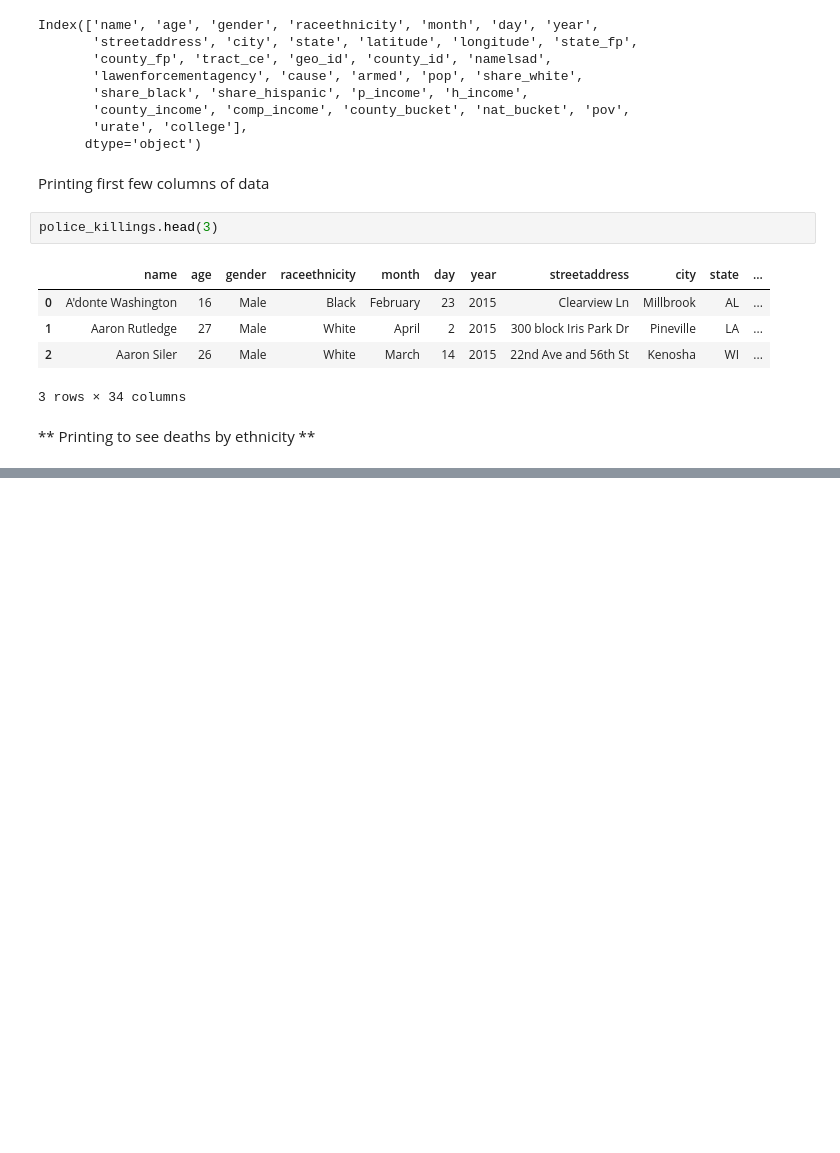
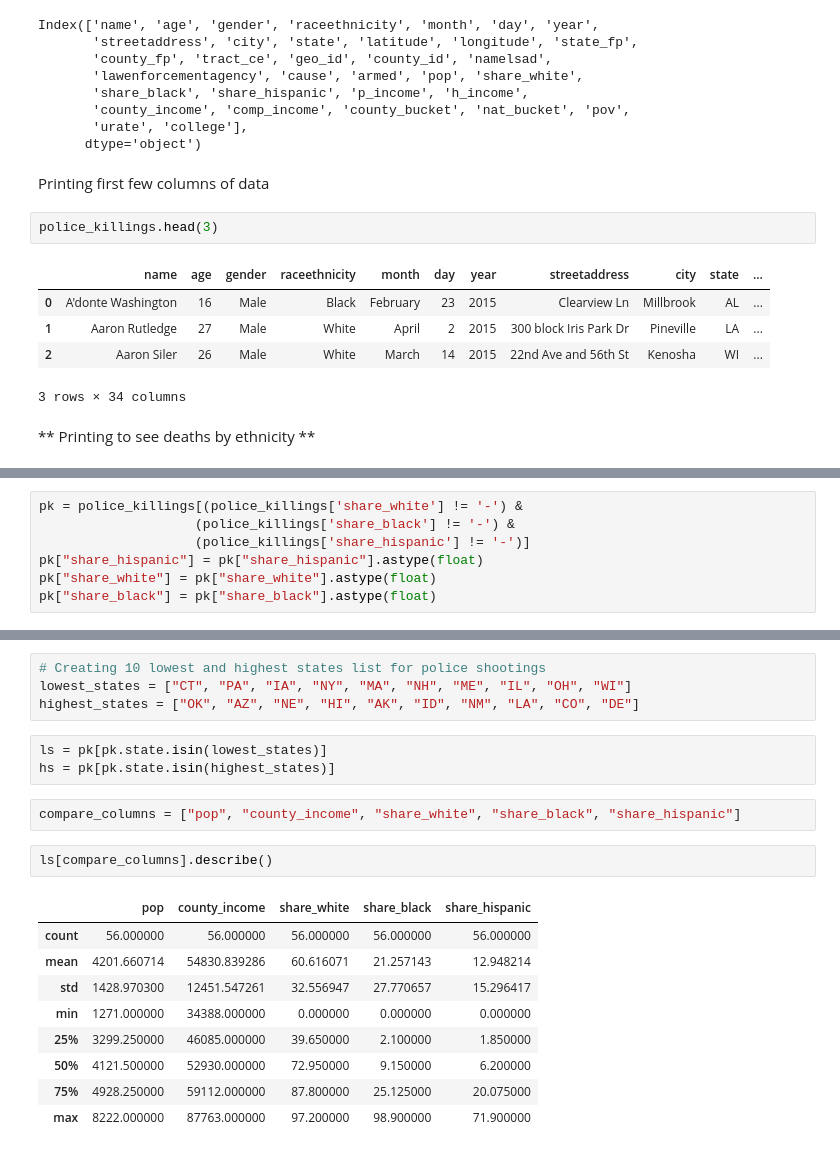
Before and after one commit to aniruddhabarapatre/Dataquest, a Jupyter notebook: police_shootings.ipynb, the cells around one changed output, grey strips where cells are left out. Drawn from its saved outputs; the diff is of its cells as text; blank space fills up the shorter version.

```diff
--- a/police_shootings.ipynb
+++ b/police_shootings.ipynb
@@ -56,0 +127,7 @@ plt.show()
+# %%
+pk = police_killings[(police_killings['share_white'] != '-') &
+                    (police_killings['share_black'] != '-') &
+                    (police_killings['share_hispanic'] != '-')]
+pk["share_hispanic"] = pk["share_hispanic"].astype(float)
+pk["share_white"] = pk["share_white"].astype(float)
+pk["share_black"] = pk["share_black"].astype(float)
@@ -56,0 +147,21 @@ plt.show()
+# %%
+# Creating 10 lowest and highest states list for police shootings
+lowest_states = ["CT", "PA", "IA", "NY", "MA", "NH", "ME", "IL", "OH", "WI"]
+highest_states = ["OK", "AZ", "NE", "HI", "AK", "ID", "NM", "LA", "CO", "DE"]
+# %%
+ls = pk[pk.state.isin(lowest_states)]
+hs = pk[pk.state.isin(highest_states)]
+# %%
+compare_columns = ["pop", "county_income", "share_white", "share_black", "share_hispanic"]
+# %%
+ls[compare_columns].describe()
+# %% [output]
+|  | pop | county_income | share_white | share_black | share_hispanic |
+| count | 56.000000 | 56.000000 | 56.000000 | 56.000000 | 56.000000 |
+| mean | 4201.660714 | 54830.839286 | 60.616071 | 21.257143 | 12.948214 |
+| std | 1428.970300 | 12451.547261 | 32.556947 | 27.770657 | 15.296417 |
+| min | 1271.000000 | 34388.000000 | 0.000000 | 0.000000 | 0.000000 |
+| 25% | 3299.250000 | 46085.000000 | 39.650000 | 2.100000 | 1.850000 |
+| 50% | 4121.500000 | 52930.000000 | 72.950000 | 9.150000 | 6.200000 |
+| 75% | 4928.250000 | 59112.000000 | 87.800000 | 25.125000 | 20.075000 |
+| max | 8222.000000 | 87763.000000 | 97.200000 | 98.900000 | 71.900000 |
```
Also changed, not shown: parts of 24 cells of this notebook.
